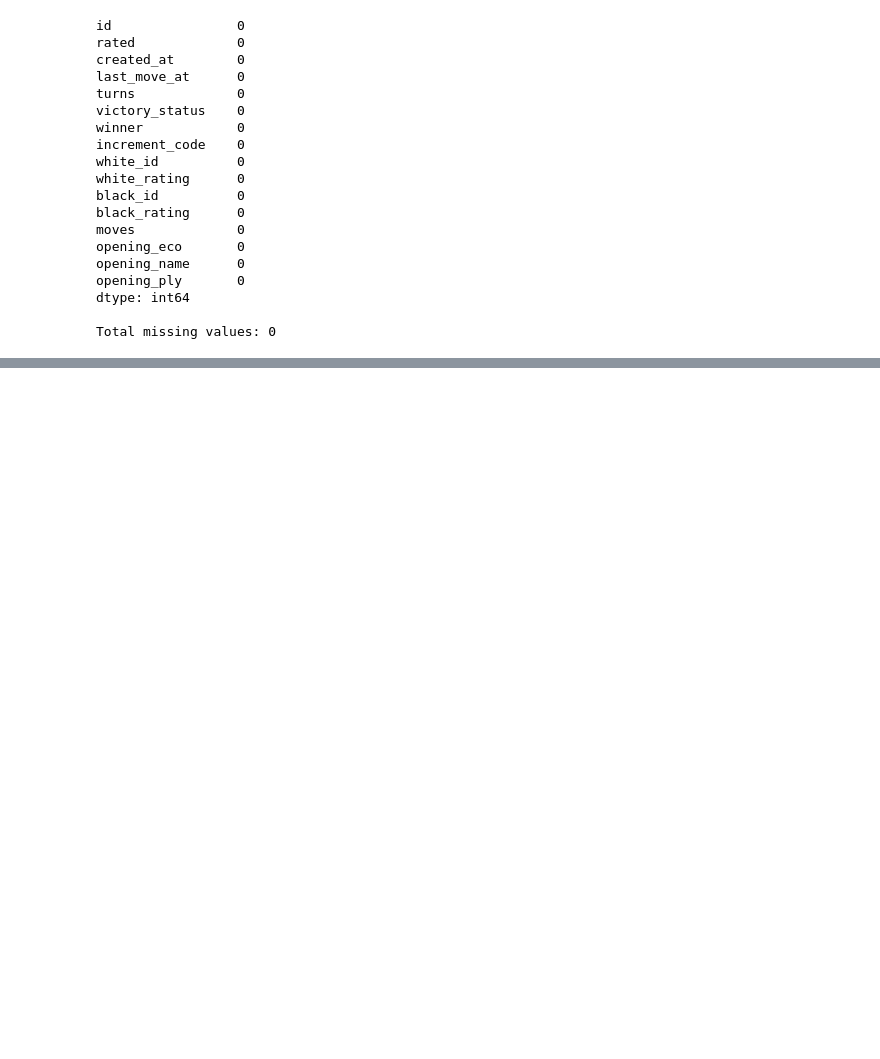
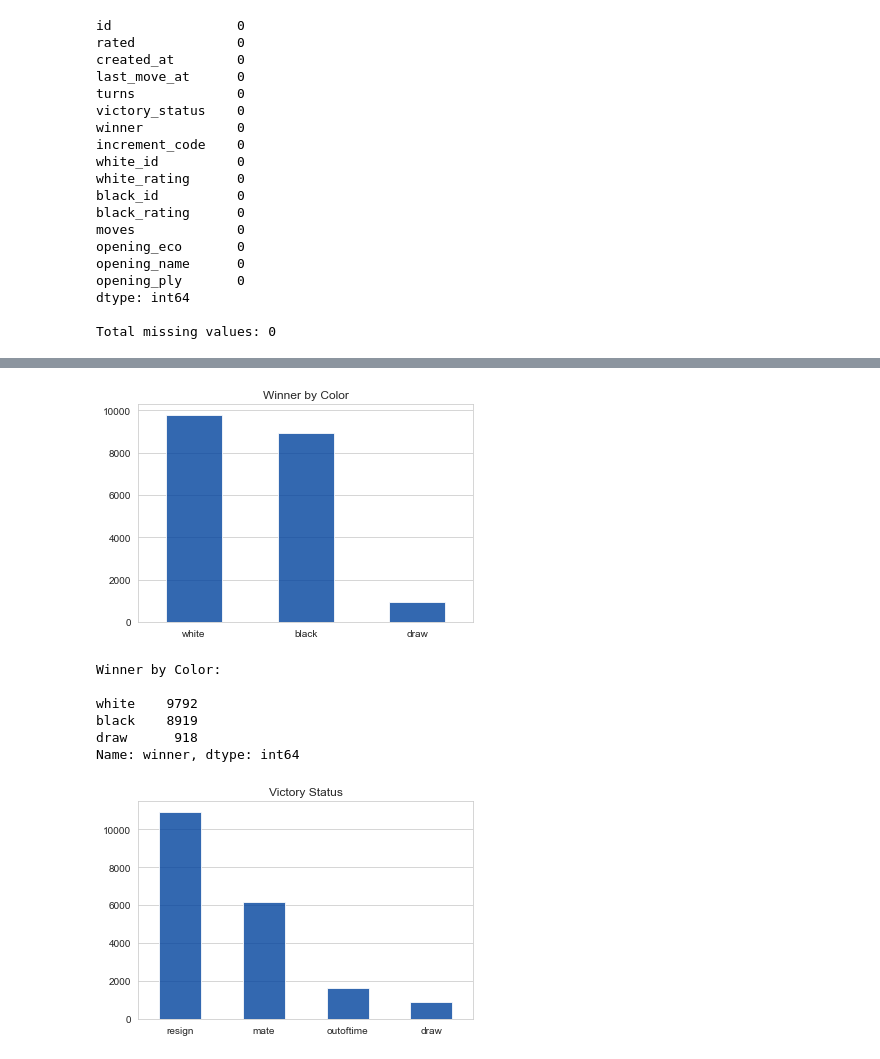
Before and after one commit to scannon2k/lichess-eda, a Jupyter notebook: lichess_EDA.ipynb, the cells around one changed output, grey strips where cells are left out. Drawn from its saved outputs; the diff is of its cells as text; code cells hidden in the pictures; blank space fills up the shorter version.

```diff
--- a/lichess_EDA.ipynb
+++ b/lichess_EDA.ipynb
@@ -85,0 +195,42 @@ Total missing values: 0
+# %%
+sns.set_style("whitegrid")
+
+# title and axis labels
+plt.title("Winner by Color")
+
+# bar chart for white win, black win, or draw
+matches.winner.value_counts().plot(kind='bar', rot = 0, alpha=0.8, color='#00429d')
+ax = plt.subplot(111)
+ax.spines[['top', 'right','left','bottom']].set_visible(True)
+#ax.grid(False)
+ax.grid(axis='x')
+ax.set_facecolor("white")
+
+# display the plot
+plt.show()
+
+print("Winner by Color:\n")
+print(matches['winner'].value_counts())
+
+# title and axis labels
+plt.title("Victory Status")
+
+# bar chart for game outcome: resign, mate, outoftime, draw
+matches.victory_status.value_counts().plot(kind='bar', rot = 0, alpha=0.8, color='#00429d')
+ax = plt.subplot(111)
+ax.spines[['top', 'right','left','bottom']].set_visible(True)
+#ax.grid(False)
+ax.grid(axis='x')
+ax.set_facecolor("white")
+
+# display the plot
+plt.show()
+# %% [output]
+[figure, added]
+Winner by Color:
+
+white    9792
+black    8919
+draw      918
+Name: winner, dtype: int64
+[figure, added]
```
Also changed, not shown: parts of 26 cells of this notebook, 1 other file.
